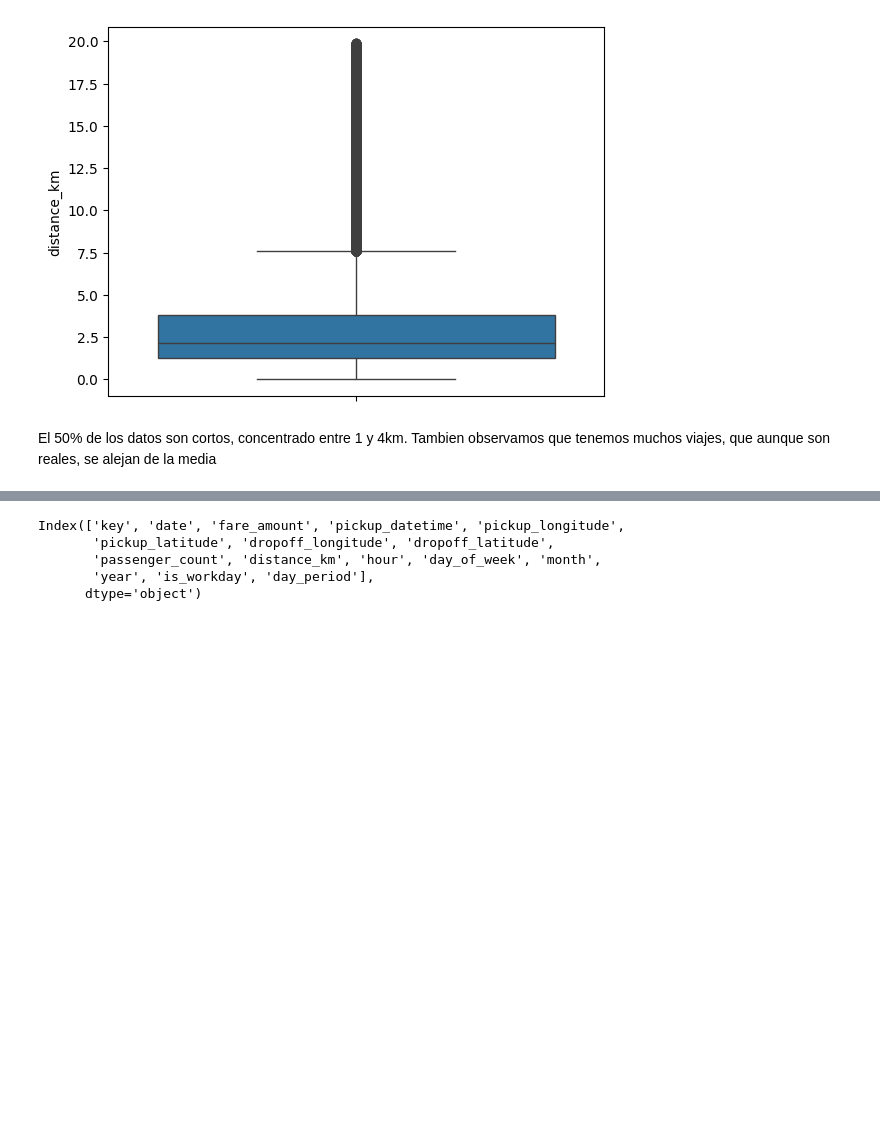
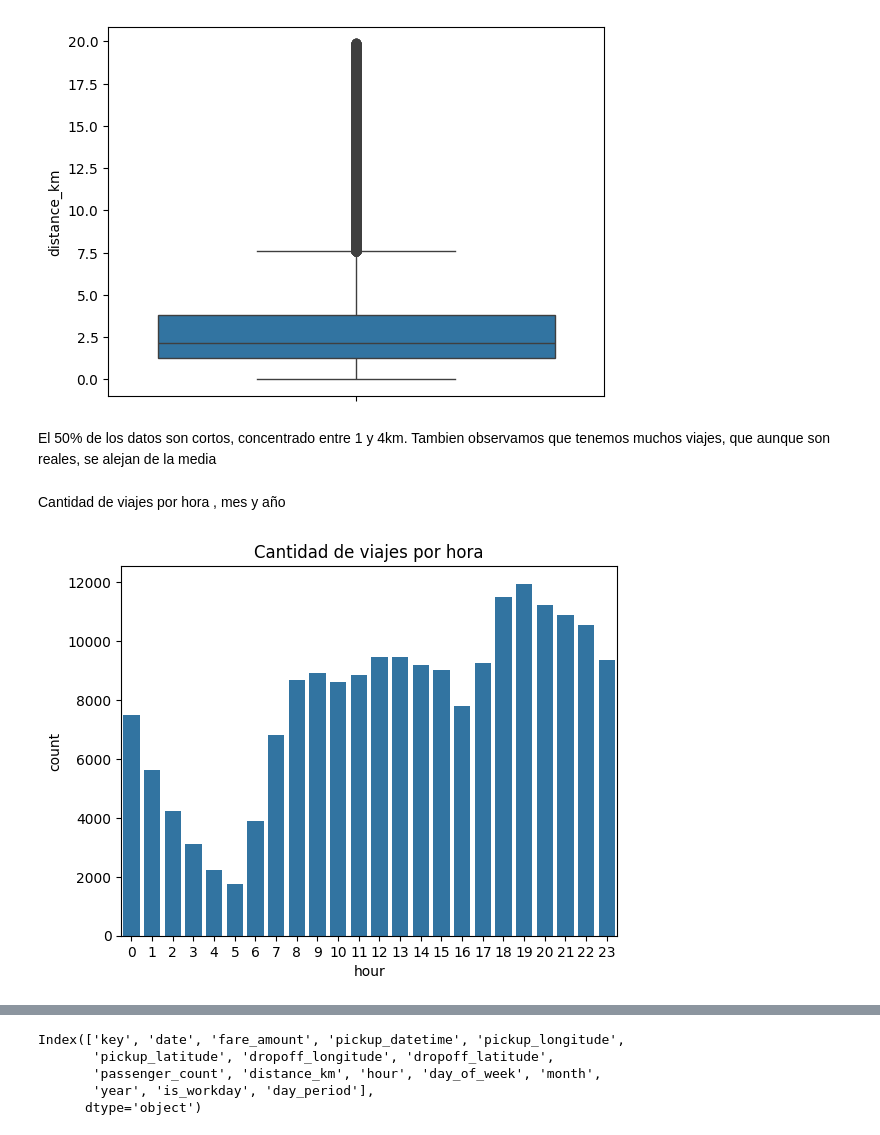
Before and after one commit to luciajaureguiheisterborg-eng/AA1-TUIA-2026C1-Jauregui-Narvaez-Nebbia, a Jupyter notebook: TP-regresion-AA1.ipynb, the cells around one changed output, grey strips where cells are left out. Drawn from its saved outputs; the diff is of its cells as text; code cells hidden in the pictures; blank space fills up the shorter version.

```diff
--- a/TP-regresion-AA1.ipynb
+++ b/TP-regresion-AA1.ipynb
@@ -360,3 +361,11 @@ plt.show()
 [figure]
 # %% [markdown]
 El 50% de los datos son cortos, concentrado entre 1 y 4km. Tambien observamos que tenemos muchos viajes, que aunque son reales, se alejan de la media
+# %% [markdown]
+Cantidad de viajes por hora , mes y año
+# %%
+sns.countplot(x=df["hour"])
+plt.title("Cantidad de viajes por hora")
+plt.show()
+# %% [output]
+[figure, added]
```
Also changed, not shown: parts of 15 cells of this notebook.
